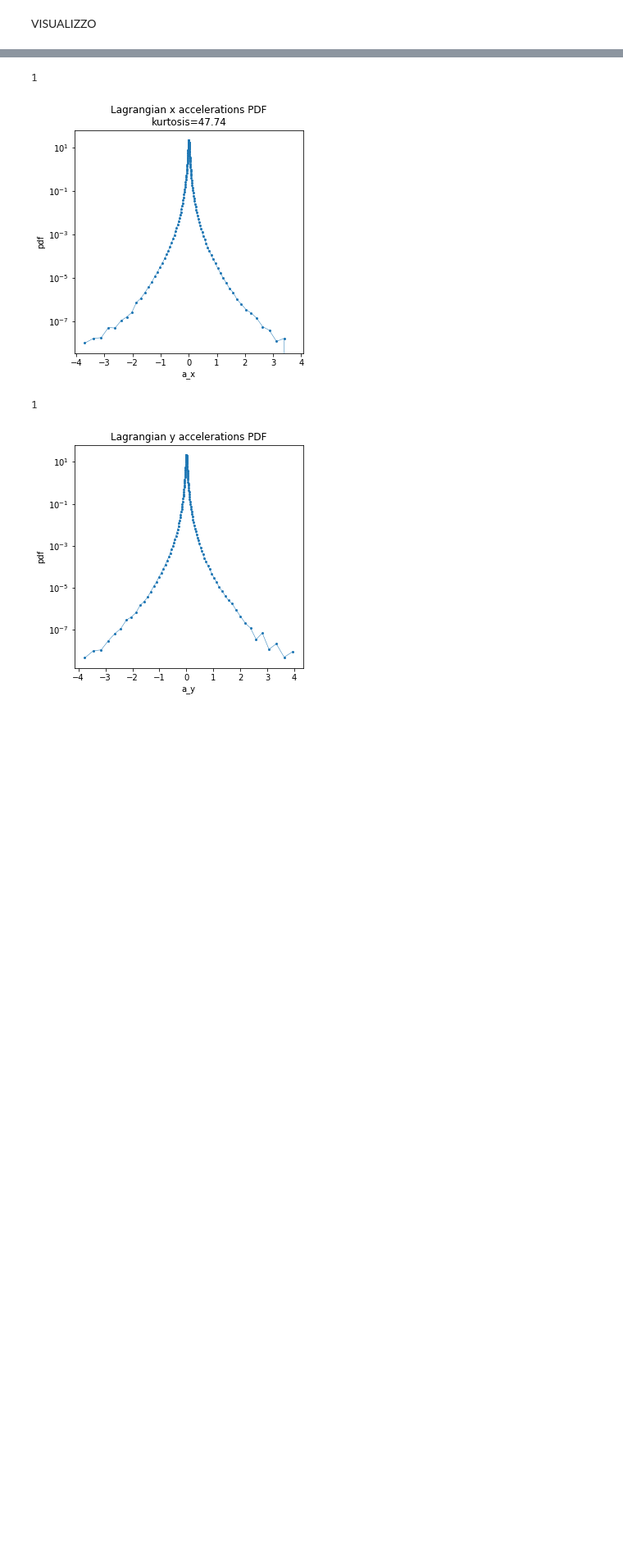
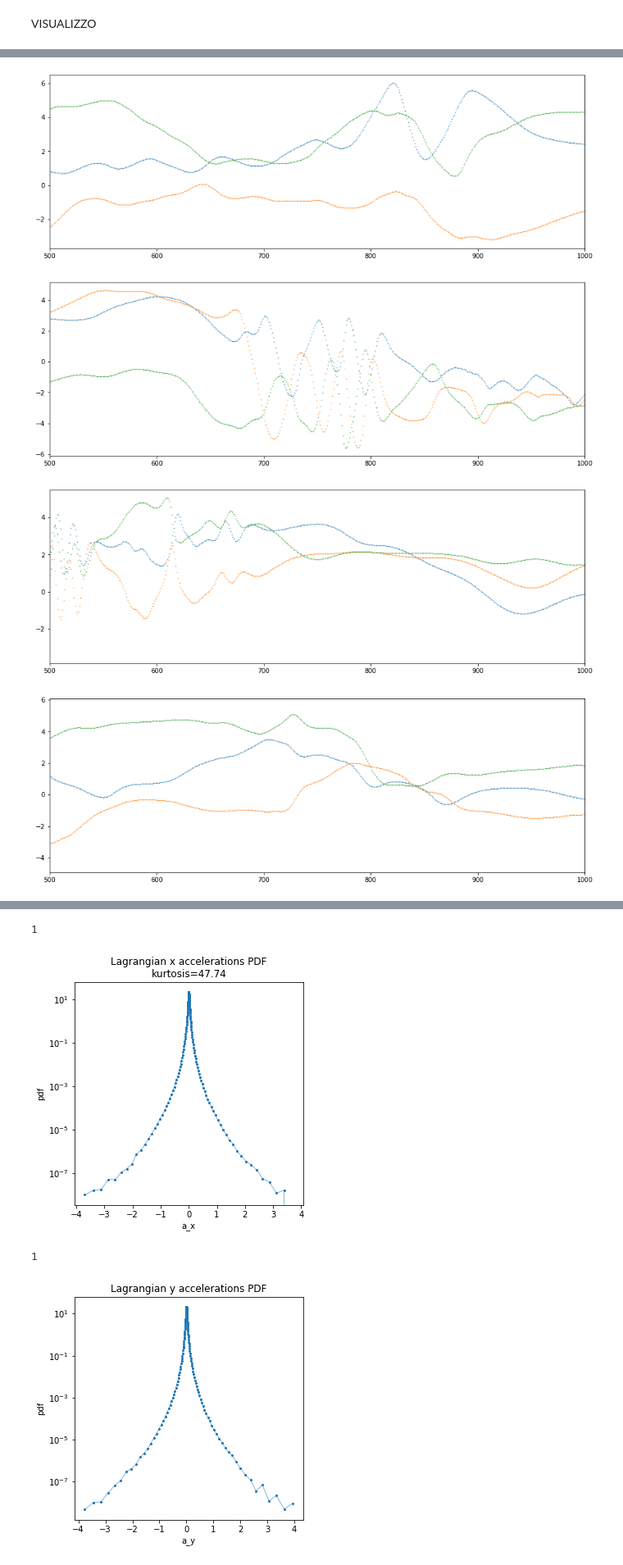
Before and after one commit to scarpma/lagrangian, a Jupyter notebook: pdf_plot.ipynb, the cells around one changed output, grey strips where cells are left out. Shown at 82% size. Cells and saved outputs as stored; diff of their text form; code cells hidden in the pictures; blank space fills up the shorter version.

```diff
--- a/pdf_plot.ipynb
+++ b/pdf_plot.ipynb
@@ -11,7 +11,7 @@ db = np.load(path_v)
 # %%
 for i in range(10):
     plt.figure(figsize=(15,5))
-    plt.plot(np.arange(0,:,2000),db[i], lw=0, marker='.',ms=1)
+    plt.plot(np.arange(0,2000),db[i], lw=0, marker='.',ms=1)
     plt.xlim([500,1000])
     plt.show()
 # %% [output]
@@ -18,0 +18,4 @@ SyntaxError: invalid syntax (<ipython-input-10-a251becbe127>, line 3)
+[figure, added]
+[figure, added]
+[figure, added]
+[figure, added]
```
Also changed, not shown: parts of 4 cells of this notebook, 17 other files.
